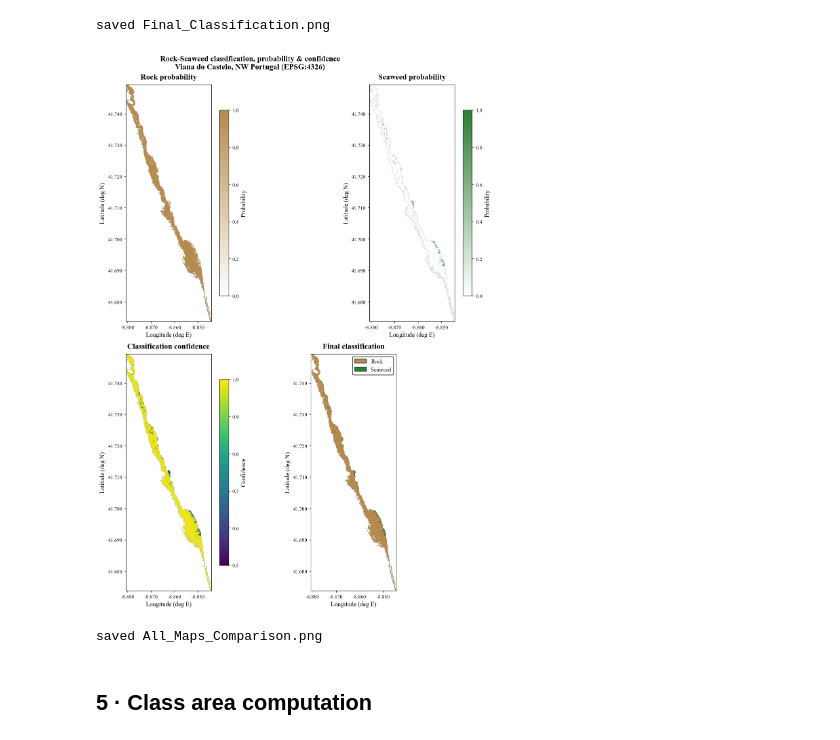
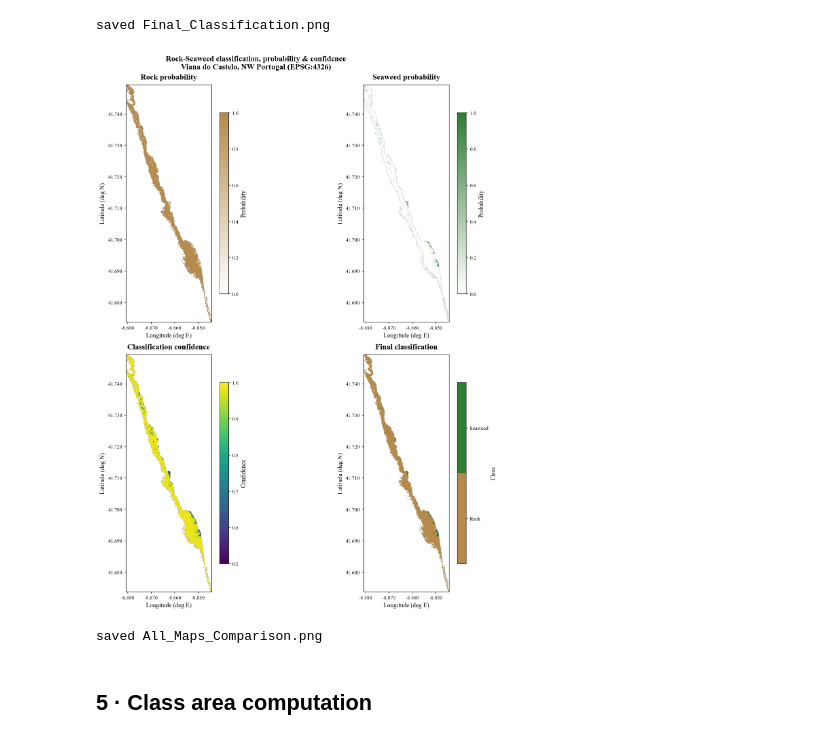
Before and after one commit to priyankashukla-bit/BioEcoOcean, a Jupyter notebook: viana_de_castelo_seaweed_classification/viana_de_castelo.ipynb, the cells around one changed output. Saved outputs shown, nothing was run; the diff lists cells and outputs as text; code cells hidden in the pictures.

```diff
--- a/viana_de_castelo_seaweed_classification/viana_de_castelo.ipynb
+++ b/viana_de_castelo_seaweed_classification/viana_de_castelo.ipynb
@@ -322,37 +322,38 @@ saved Final_Classification.png
 # %%
 # =============================================================================
 # 4c · Combined 2x2 comparison panel
 # =============================================================================
 fig, axes = plt.subplots(2, 2, figsize=(2 * MAP_W + 3, MAP_H + 1),
                          constrained_layout=True)
 ax = axes.ravel()
 
 panels = [
     (prob_maps[0], cmap_rock,    0, 1,   f'{CLASS_NAMES[0]} probability', 'Probability'),
     (prob_maps[1], cmap_seaweed, 0, 1,   f'{CLASS_NAMES[1]} probability', 'Probability'),
     (conf_map,     'viridis',    0.5, 1, 'Classification confidence',     'Confidence'),
 ]
 for a, (d, cmap, vmn, vmx, ttl, clab) in zip(ax[:3], panels):
     disp = np.where(d == NODATA, np.nan, d)
     im = a.imshow(disp, cmap=cmap, vmin=vmn, vmax=vmx, extent=extent, origin='upper')
     fmt_axes(a, ttl)
     fig.colorbar(im, ax=a, fraction=0.046, pad=0.04, label=clab)
 
 disp = np.where(class_map == NODATA, np.nan, class_map)
-ax[3].imshow(disp, cmap=cmap_class, vmin=0, vmax=1, extent=extent, origin='upper')
+im3 = ax[3].imshow(disp, cmap=cmap_class, vmin=0, vmax=1, extent=extent, origin='upper')
 fmt_axes(ax[3], 'Final classification')
-ax[3].legend(handles=[Patch(facecolor=CLASS_COLORS[c], edgecolor='black',
-             label=CLASS_NAMES[c]) for c in sorted(CLASS_NAMES)],
-             loc='upper right', framealpha=0.95, edgecolor='black')
+# discrete colorbar (same size as the other three panels -> columns stay aligned)
+cbar3 = fig.colorbar(im3, ax=ax[3], fraction=0.046, pad=0.04, ticks=[0.25, 0.75])
+cbar3.ax.set_yticklabels([CLASS_NAMES[0], CLASS_NAMES[1]])
+cbar3.set_label('Class')
 
 fig.suptitle('Rock-Seaweed classification, probability & confidence\n'
              'Viana do Castelo, NW Portugal (EPSG:4326)',
              fontsize=15, fontweight='bold')
 fig.savefig(os.path.join(GEO_DIR, 'All_Maps_Comparison.png'))
 plt.show(); plt.close(fig)
 print('saved All_Maps_Comparison.png')
 # %% [output]
-[figure, old version]
+[figure, new version]
 saved All_Maps_Comparison.png
 # %% [markdown]
 ## 5 · Class area computation
```
Also changed, not shown: parts of 1 cell of this notebook, 2 other files.
